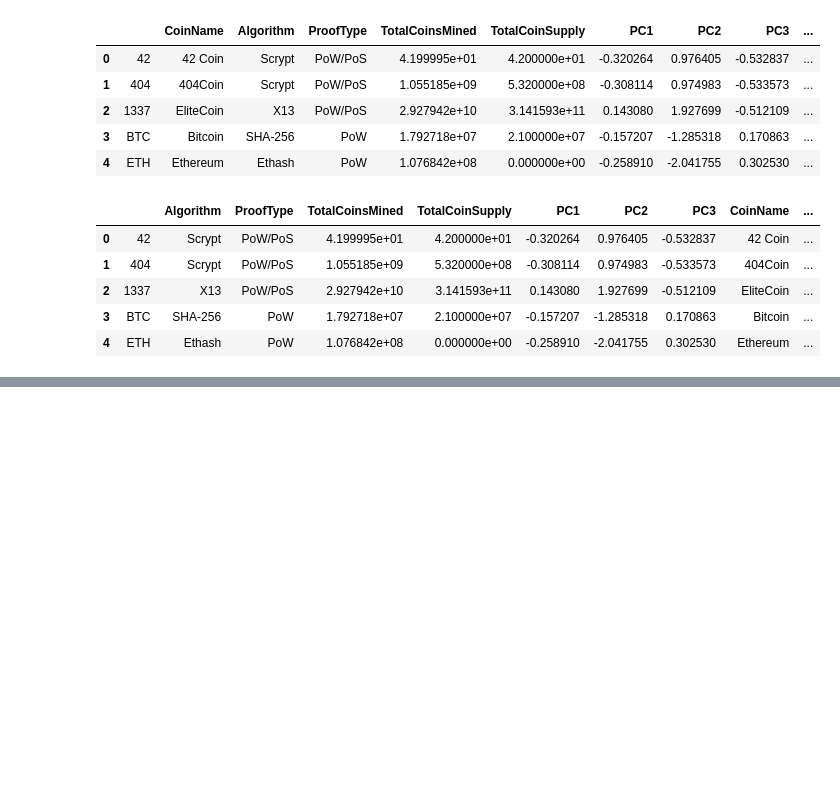
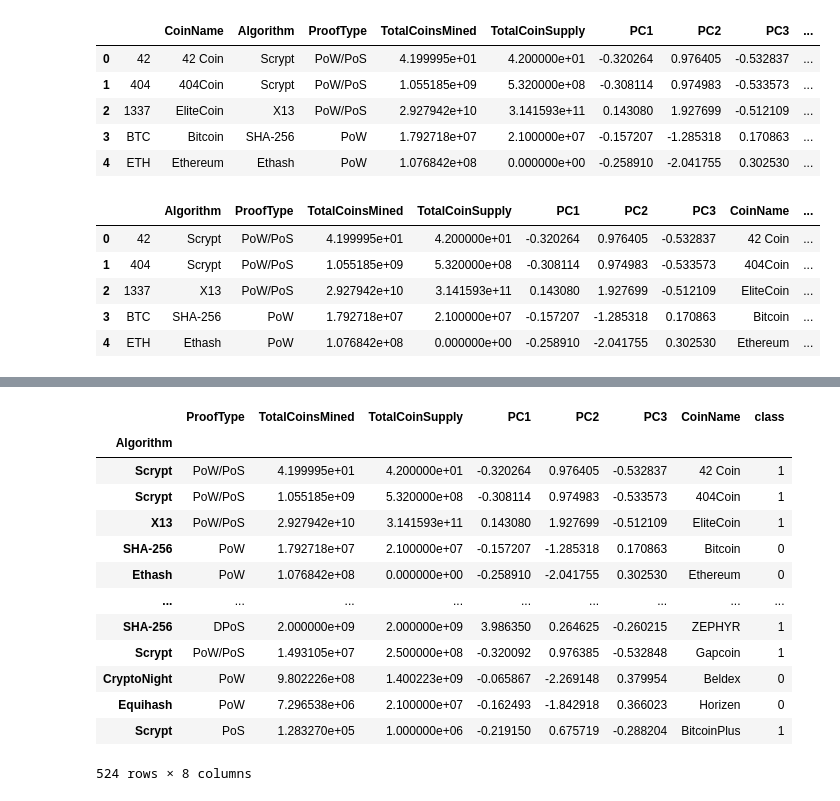
Before and after one commit to Natashina/Cryptocurrencies, a Jupyter notebook: crypto.ipynb, the cells around one changed output, grey strips where cells are left out. Drawn from its saved outputs; the diff is of its cells as text; code cells hidden in the pictures; blank space fills up the shorter version.

```diff
--- a/crypto.ipynb
+++ b/crypto.ipynb
@@ -381,0 +383,19 @@ cl_df2
+# %%
+clustered_df = cl_df2
+# %%
+clustered_df
+# %% [output]
+|  | ProofType | TotalCoinsMined | TotalCoinSupply | PC1 | PC2 | PC3 | CoinName | class |
+| Algorithm |  |  |  |  |  |  |  |  |
+| Scrypt | PoW/PoS | 4.199995e+01 | 4.200000e+01 | -0.320264 | 0.976405 | -0.532837 | 42 Coin | 1 |
+| Scrypt | PoW/PoS | 1.055185e+09 | 5.320000e+08 | -0.308114 | 0.974983 | -0.533573 | 404Coin | 1 |
+| X13 | PoW/PoS | 2.927942e+10 | 3.141593e+11 | 0.143080 | 1.927699 | -0.512109 | EliteCoin | 1 |
+| SHA-256 | PoW | 1.792718e+07 | 2.100000e+07 | -0.157207 | -1.285318 | 0.170863 | Bitcoin | 0 |
+| Ethash | PoW | 1.076842e+08 | 0.000000e+00 | -0.258910 | -2.041755 | 0.302530 | Ethereum | 0 |
+| ... | ... | ... | ... | ... | ... | ... | ... | ... |
+| SHA-256 | DPoS | 2.000000e+09 | 2.000000e+09 | 3.986350 | 0.264625 | -0.260215 | ZEPHYR | 1 |
+| Scrypt | PoW/PoS | 1.493105e+07 | 2.500000e+08 | -0.320092 | 0.976385 | -0.532848 | Gapcoin | 1 |
+| CryptoNight | PoW | 9.802226e+08 | 1.400223e+09 | -0.065867 | -2.269148 | 0.379954 | Beldex | 0 |
+| Equihash | PoW | 7.296538e+06 | 2.100000e+07 | -0.162493 | -1.842918 | 0.366023 | Horizen | 0 |
+| Scrypt | PoS | 1.283270e+05 | 1.000000e+06 | -0.219150 | 0.675719 | -0.288204 | BitcoinPlus | 1 |
+524 rows × 8 columns
```
Also changed, not shown: parts of 2 cells of this notebook.
